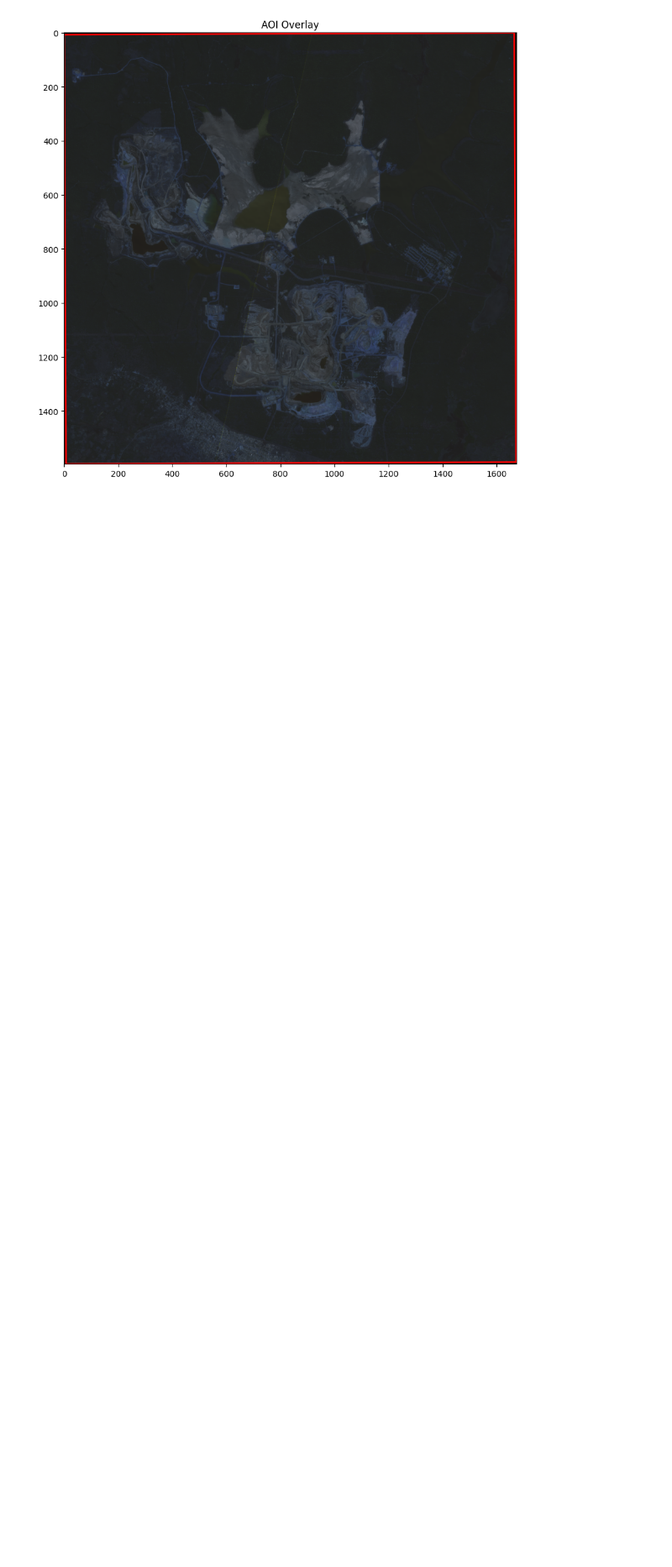
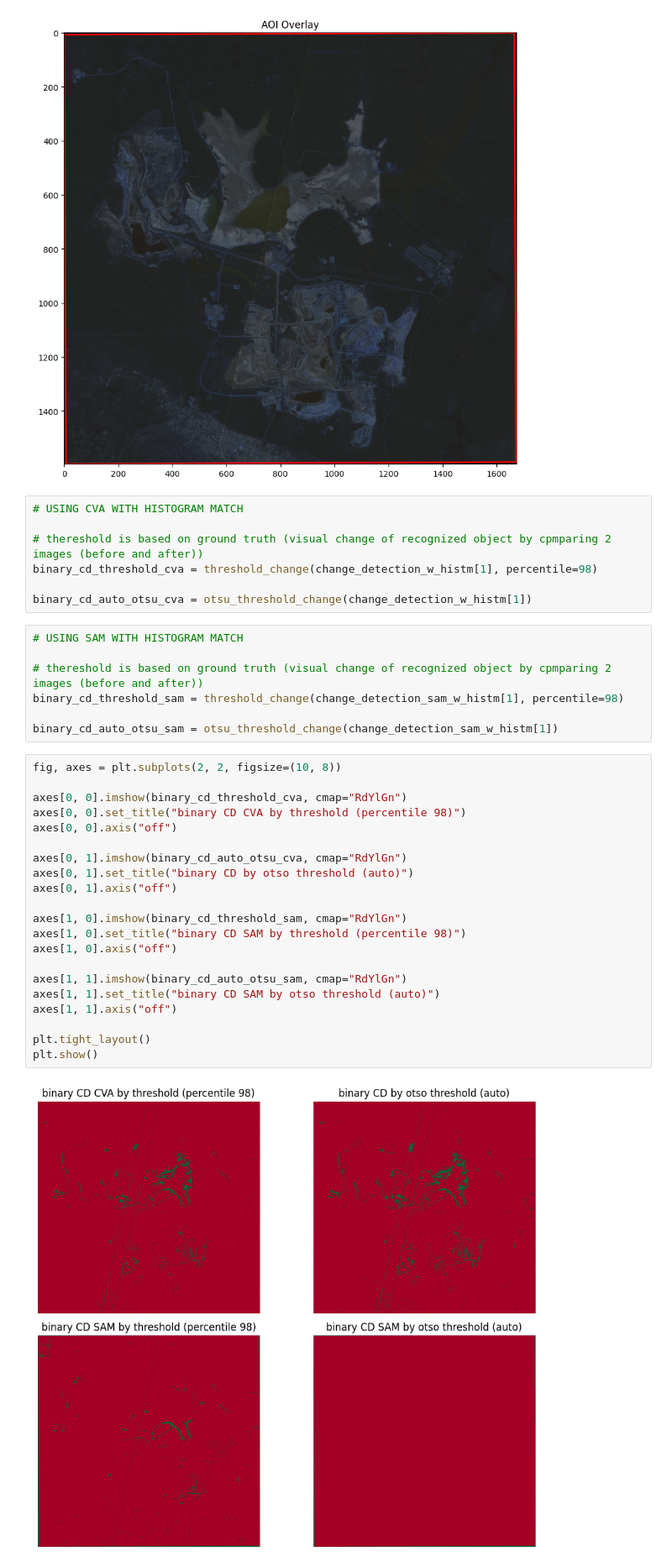
Before and after one commit to arngolo/geospatial-analytics, a Jupyter notebook: debug_notebook.ipynb, the cells around one changed output. Shown at 84% size. Cells and saved outputs as stored; diff of their text form; blank space fills up the shorter version.

```diff
--- a/debug_notebook.ipynb
+++ b/debug_notebook.ipynb
@@ -98,3 +101,40 @@ pixel_polygons = geojson_to_pixel_polygons(geojson_dict, raster_meta_1)
 visualize_image_with_polygons(stack_1, pixel_polygons, title="AOI Overlay")
 # %% [output]
 [figure]
+# %%
+# USING CVA WITH HISTOGRAM MATCH
+
+# thereshold is based on ground truth (visual change of recognized object by cpmparing 2 images (before and after))
+binary_cd_threshold_cva = threshold_change(change_detection_w_histm[1], percentile=98)
+
+binary_cd_auto_otsu_cva = otsu_threshold_change(change_detection_w_histm[1])
+# %%
+# USING SAM WITH HISTOGRAM MATCH
+
+# thereshold is based on ground truth (visual change of recognized object by cpmparing 2 images (before and after))
+binary_cd_threshold_sam = threshold_change(change_detection_sam_w_histm[1], percentile=98)
+
+binary_cd_auto_otsu_sam = otsu_threshold_change(change_detection_sam_w_histm[1])
+# %%
+fig, axes = plt.subplots(2, 2, figsize=(10, 8))
+
+axes[0, 0].imshow(binary_cd_threshold_cva, cmap="RdYlGn")
+axes[0, 0].set_title("binary CD CVA by threshold (percentile 98)")
+axes[0, 0].axis("off")
+
+axes[0, 1].imshow(binary_cd_auto_otsu_cva, cmap="RdYlGn")
+axes[0, 1].set_title("binary CD by otso threshold (auto)")
+axes[0, 1].axis("off")
+
+axes[1, 0].imshow(binary_cd_threshold_sam, cmap="RdYlGn")
+axes[1, 0].set_title("binary CD SAM by threshold (percentile 98)")
+axes[1, 0].axis("off")
+
+axes[1, 1].imshow(binary_cd_auto_otsu_sam, cmap="RdYlGn")
+axes[1, 1].set_title("binary CD SAM by otso threshold (auto)")
+axes[1, 1].axis("off")
+
+plt.tight_layout()
+plt.show()
+# %% [output]
+[figure, added]
```
Also changed, not shown: parts of 9 cells of this notebook, 6 other files.
